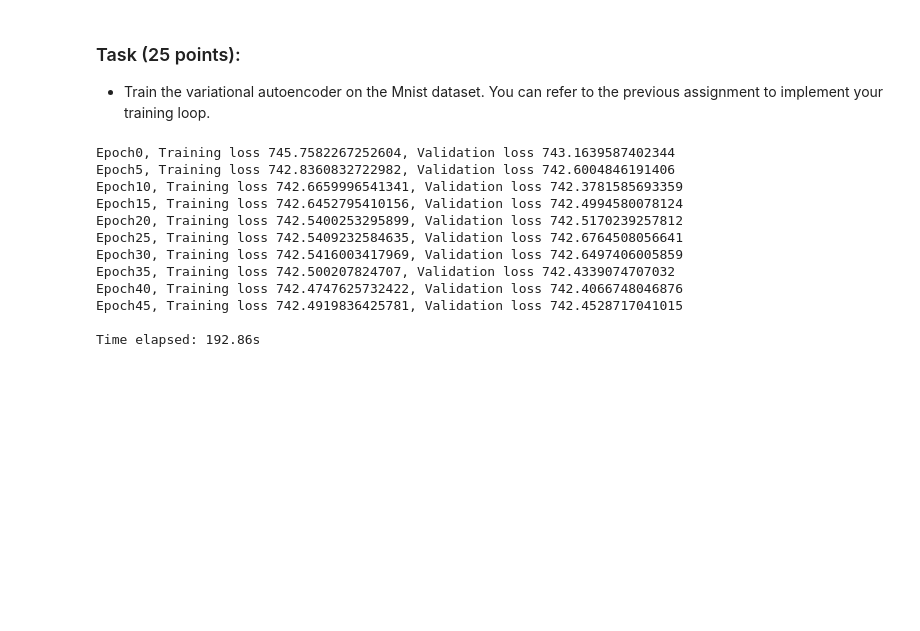
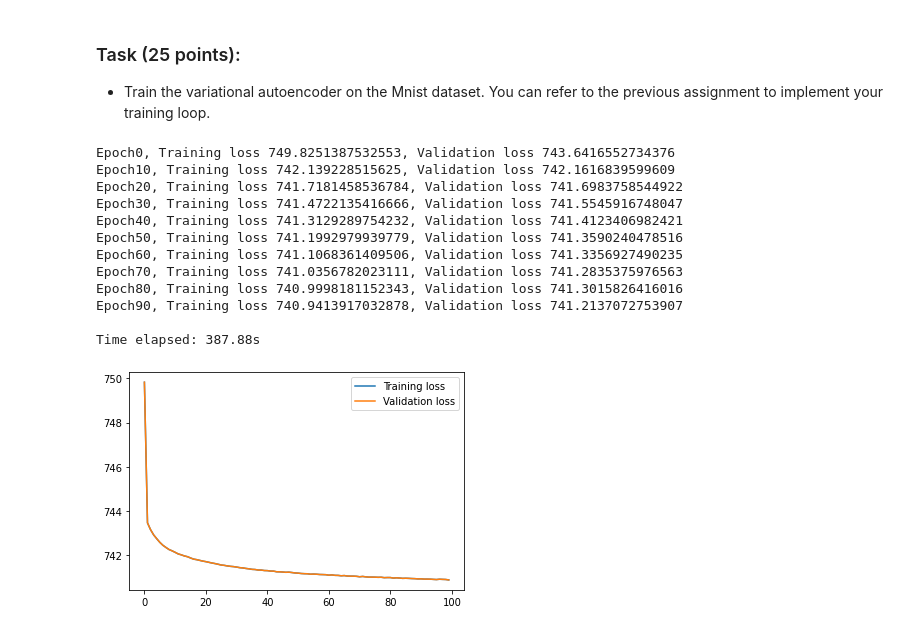
Before and after one commit to thijsgelton/P9-Group7_VariationalAutoEncoder, a Jupyter notebook: VAE.ipynb, the cells around one changed output. Drawn from its saved outputs; the diff is of its cells as text; code cells hidden in the pictures; blank space fills up the shorter version.

```diff
--- a/VAE.ipynb
+++ b/VAE.ipynb
@@ -189,10 +189,10 @@ ctx =  [mx.gpu()] if gpus else [mx.cpu(0), mx.cpu(1)]
 vae_model = VariationalAutoencoder()
 loss_fn = Lossfun()
 vae_model.initialize(mx.init.Xavier(magnitude=2.24), ctx=ctx)
-trainer = gluon.Trainer(vae_model.collect_params(), 'adam', {'learning_rate': 0.02})
+trainer = gluon.Trainer(vae_model.collect_params(), 'adam', {'learning_rate': 0.002})
 # %%
 import time
-n_epoch = 50
+n_epoch = 100
 print_period = n_epoch // 10
 start = time.time()
 
@@ -250,18 +250,25 @@ for i in tqdm(range(n_epoch), desc='epochs'):
 end = time.time()
 print('Time elapsed: {:.2f}s'.format(end - start))
 # %% [output]
-Epoch0, Training loss 745.7582267252604, Validation loss 743.1639587402344
-Epoch5, Training loss 742.8360832722982, Validation loss 742.6004846191406
-Epoch10, Training loss 742.6659996541341, Validation loss 742.3781585693359
-Epoch15, Training loss 742.6452795410156, Validation loss 742.4994580078124
-Epoch20, Training loss 742.5400253295899, Validation loss 742.5170239257812
-Epoch25, Training loss 742.5409232584635, Validation loss 742.6764508056641
-Epoch30, Training loss 742.5416003417969, Validation loss 742.6497406005859
-Epoch35, Training loss 742.500207824707, Validation loss 742.4339074707032
-Epoch40, Training loss 742.4747625732422, Validation loss 742.4066748046876
-Epoch45, Training loss 742.4919836425781, Validation loss 742.4528717041015
+Epoch0, Training loss 749.8251387532553, Validation loss 743.6416552734376
+Epoch10, Training loss 742.139228515625, Validation loss 742.1616839599609
+Epoch20, Training loss 741.7181458536784, Validation loss 741.6983758544922
+Epoch30, Training loss 741.4722135416666, Validation loss 741.5545916748047
+Epoch40, Training loss 741.3129289754232, Validation loss 741.4123406982421
+Epoch50, Training loss 741.1992979939779, Validation loss 741.3590240478516
+Epoch60, Training loss 741.1068361409506, Validation loss 741.3356927490235
+Epoch70, Training loss 741.0356782023111, Validation loss 741.2835375976563
+Epoch80, Training loss 740.9998181152343, Validation loss 741.3015826416016
+Epoch90, Training loss 740.9413917032878, Validation loss 741.2137072753907
 
-Time elapsed: 192.86s
+Time elapsed: 387.88s
+# %%
+plt.plot(training_loss, label="Training loss")
+plt.plot(training_loss, label="Validation loss")
+plt.legend()
+plt.show()
+# %% [output]
+[figure, added]
 # %%
 for test_img in mnist["test_data"][0:5, 0]:
     plt.subplot(1, 2, 1)
```
Also changed, not shown: parts of 11 cells of this notebook.
